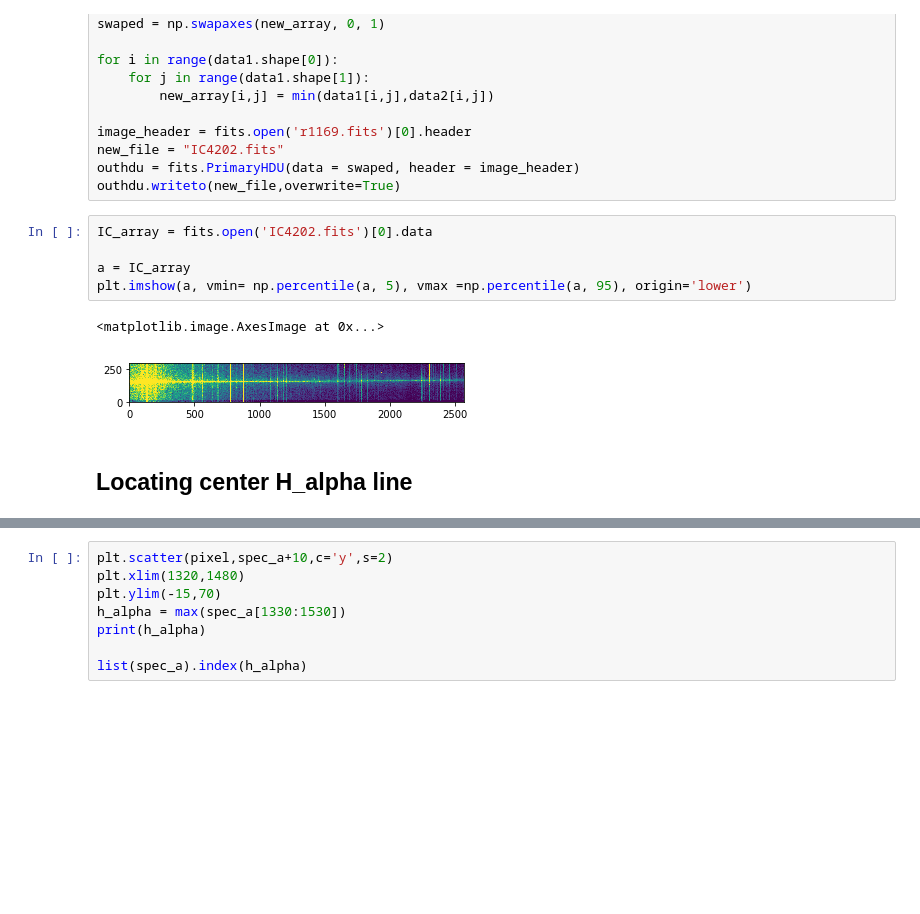
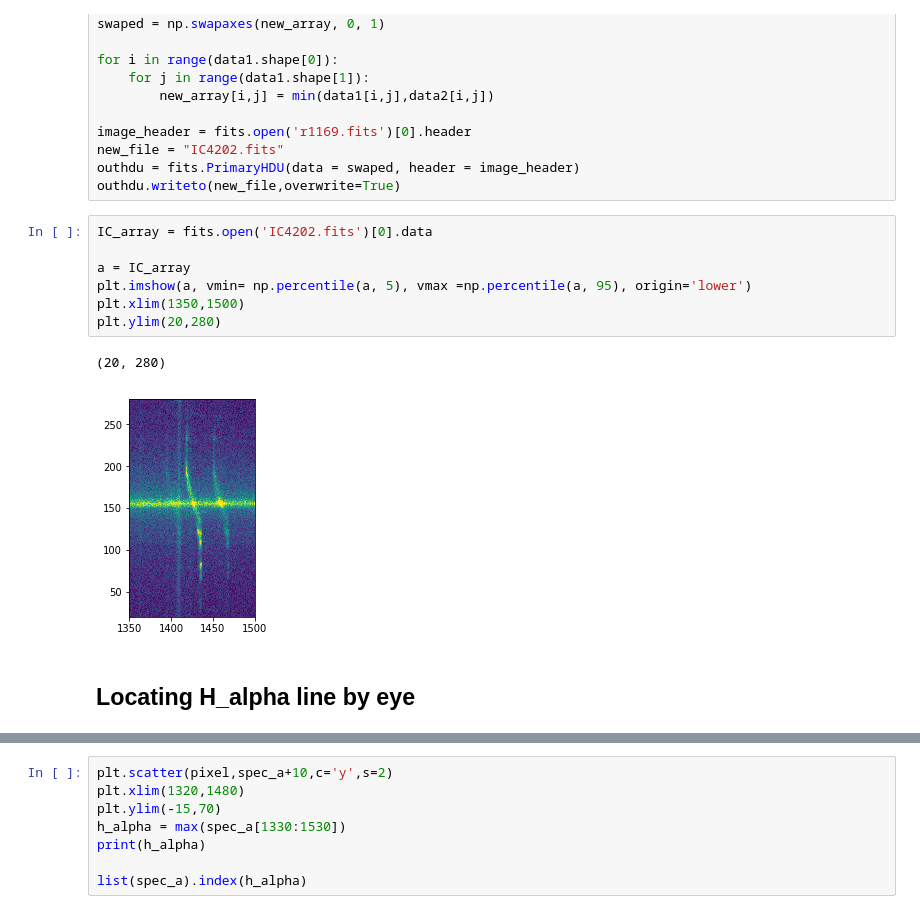
Before and after one commit to rqguan/Class-Code, a Jupyter notebook: 136Shane-Kast_Reduce_pipeline.ipynb, the cells around one changed output, grey strips where cells are left out. Drawn from its saved outputs; the diff is of its cells as text; blank space fills up the shorter version.

```diff
--- a/136Shane-Kast_Reduce_pipeline.ipynb
+++ b/136Shane-Kast_Reduce_pipeline.ipynb
@@ -245,13 +245,15 @@ outhdu.writeto(new_file,overwrite=True)
 # %%
 IC_array = fits.open('IC4202.fits')[0].data
 
 a = IC_array
 plt.imshow(a, vmin= np.percentile(a, 5), vmax =np.percentile(a, 95), origin='lower')
+plt.xlim(1350,1500)
+plt.ylim(20,280)
 # %% [output]
-<matplotlib.image.AxesImage at 0x...>
+(20, 280)
-[figure, old version]
+[figure, new version]
 # %% [markdown]
-## Locating center H_alpha line
+## Locating H_alpha line by eye
 # %%
 spec2D = IC_array
 spec1D = np.mean(spec2D,axis=0)
```
Also changed, not shown: parts of 15 cells of this notebook.
